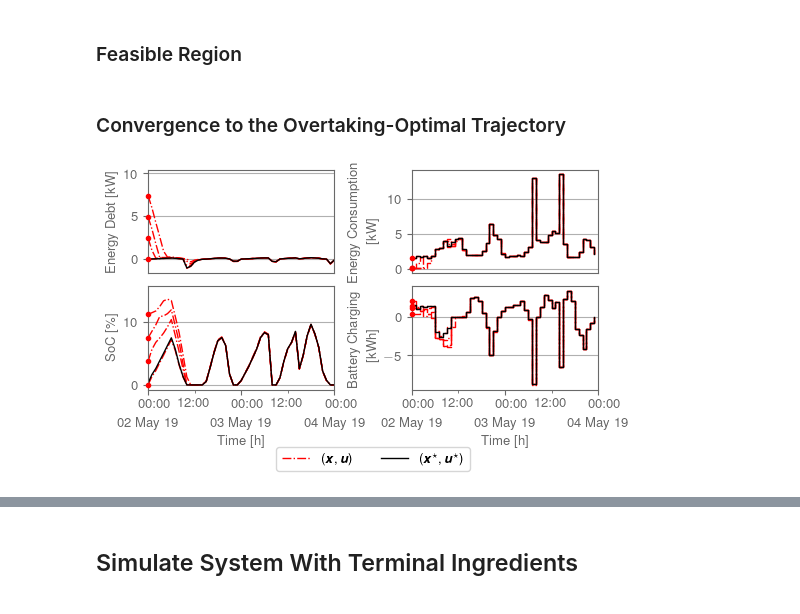
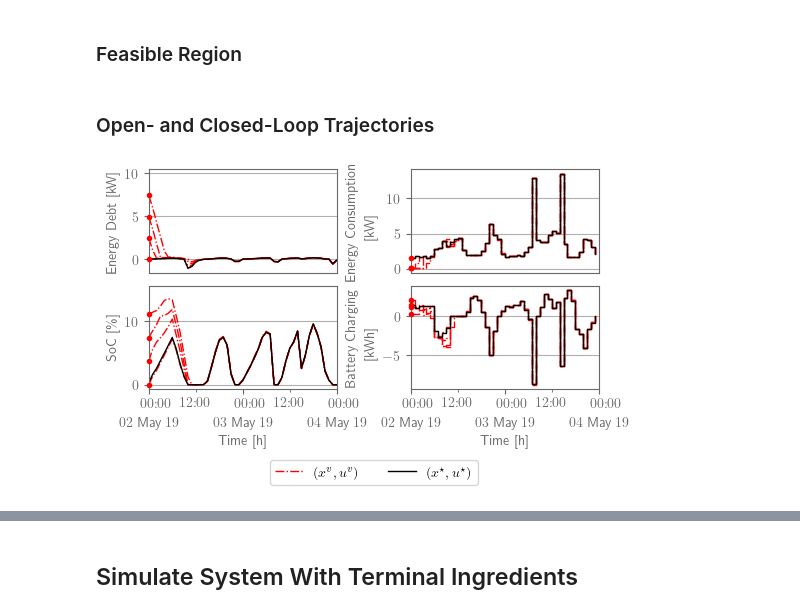
Before and after one commit to Gedlex/time-varying-RHGs, a Jupyter notebook: empc_DSMPC.ipynb, the cells around one changed output, grey strips where cells are left out. Saved outputs shown, nothing was run; the diff lists cells and outputs as text; code cells hidden in the pictures.

Commit message:
Updated beamer figures

```diff
--- a/empc_DSMPC.ipynb
+++ b/empc_DSMPC.ipynb
@@ -43,18 +43,12 @@ preamble = r"""
 
     % === Font ====================================================================
     \usepackage[T1]{fontenc}       % for correct hyphenation and T1 encoding
+    \usepackage{lmodern}           % latin modern font
     \linespread{1.12}              % enlarge line space
-    \usepackage{lmodern}           % latin modern font
-    \usepackage[scaled=.95]{helvet}% helvetica as the origin of arial
-    \usepackage[helvet]{sfmath}    % for the mathematical enviroments
     \renewcommand{\familydefault}{\sfdefault}
-    \usepackage{microtype}         % for character protrusion and font expansion
 
     % === Math Packages ===========================================================
-    \usepackage{amsthm}            % theorem environments
-    \newcommand{\hmmax}{0}
-    \newcommand{\bmmax}{3}
-    \usepackage{bm}                % for bold math symbols
+    \usepackage{amsthm,bm}         % for bold math symbols
 
     % === Icons ===================================================================
     \usepackage{fontawesome5}      % for icons
@@ -266,8 +260,8 @@ feasible_set = np.stack(feasible_set)
 
 # Clear cell output
 clear_output()
-# %% [markdown]
-### Convergence to the Overtaking-Optimal Trajectory
+# %% [markdown]
+### Open- and Closed-Loop Trajectories
 # %%
 # Set rcParams
 export = True
@@ -289,7 +283,7 @@ dates = [params.ctrl.start_date + pd.Timedelta(hours = h) for h in range(num_ste
 fig, axs = plt.subplots(2, 2, figsize=(12, 4), layout='constrained')
 
 # Plot trajectories without terminal constraints
-label = r'$(\bm{x},\bm{u})$'
+label = r'$(x^v,u^v)$'
 for i in range(num_traj):
     axs[0][0].plot(dates, x[i,:,agent*2], color='red', linestyle='-.', label=label if i == 0 else None)
     axs[1][0].plot(dates, x[i,:,agent*2+1], color='red', linestyle='-.', label=label if i == 0 else None)
@@ -302,7 +296,7 @@ for i in range(num_traj):
         axs[1][1].plot(dates[0], u[i,0,agent*2+1], color='red', marker='o', markersize=3, zorder=10, clip_on=False)
 
 # Plot approximate overtaking-optimal trajectories
-label = r'$(\bm{x}^\star,\bm{u}^\star)$'
+label = r'$(x^\star,u^\star)$'
 for i in [2]:
     axs[0][0].plot(dates, x_inf[i*T:i*T+num_steps+1,agent*2], color='black', linestyle='-', label=label)
     axs[1][0].plot(dates, x_inf[i*T:i*T+num_steps+1,agent*2+1], color='black', linestyle='-', label=label)
@@ -316,34 +310,34 @@ axs[0][0].set_ylabel(r'\textnormal{Energy Debt [kW]}')
 axs[1][0].set_ylabel(r'\textnormal{SoC [\%]}')
 axs[0][1].set_ylabel(r'\textnormal{Energy Consumption}\par\quad\qquad\textnormal{[kW]}')
 axs[1][1].set_ylabel(r'\textnormal{Battery Charging}\par\quad\quad\textnormal{[kWh]}')
 axs[1][0].set_xlabel(r'\textnormal{Time [h]}')
 axs[1][1].set_xlabel(r'\textnormal{Time [h]}')
 
 # Set major and minor ticks
 plt.rcParams['timezone'] = dates[0].tz.zone
 for ax in axs[1]:
     ax.xaxis.set_major_locator(mdates.DayLocator(interval=1))
     ax.xaxis.set_minor_locator(mdates.HourLocator(byhour=[12])) # [6, 12, 18]
     ax.xaxis.set_major_formatter(mdates.DateFormatter(r'%H:%M\\%d %b %y'))
     ax.xaxis.set_minor_formatter(mdates.DateFormatter(r'%H:%M'))
 
 for i, ax in enumerate(axs.flatten()):
     # Set axis limits
     ax.set_xlim([dates[0], dates[-1]])
 
     # Set grid
     ax.yaxis.grid(True)
     ax.xaxis.grid(False)
 
 # Align labels
 fig.align_labels()
 
 # Plot legend
-fig.legend(*axs[0][1].get_legend_handles_labels(), loc='upper center', bbox_to_anchor=(0.5, 0.1), ncol=2)
+fig.legend(*axs[0][1].get_legend_handles_labels(), loc='upper center', bbox_to_anchor=(0.5, 0.11), ncol=2)
 
 # Export figure
 if export:
-    fig = adjust_margins(fig, textwidth=5.512, width=4.5, height=2.2, wspace=1.3, hspace=0.4, top=0.1, bottom=0.82)
-    fig.savefig(f"figures/figure_asymptotic_convergence_agent_{agent+1}_beamer.pdf")
+    fig = adjust_margins(fig, textwidth=5.512, width=4.5, height=2.2, wspace=1.3, hspace=0.4, top=0.1, bottom=1)
+    fig.savefig(f"figures/figure_closed_loop_agent_{agent+1}_beamer.pdf")
 # %% [output]
-[figure, old version]
+[figure, new version]
```
Also changed, not shown: parts of 5 cells of this notebook, 6 other files.
